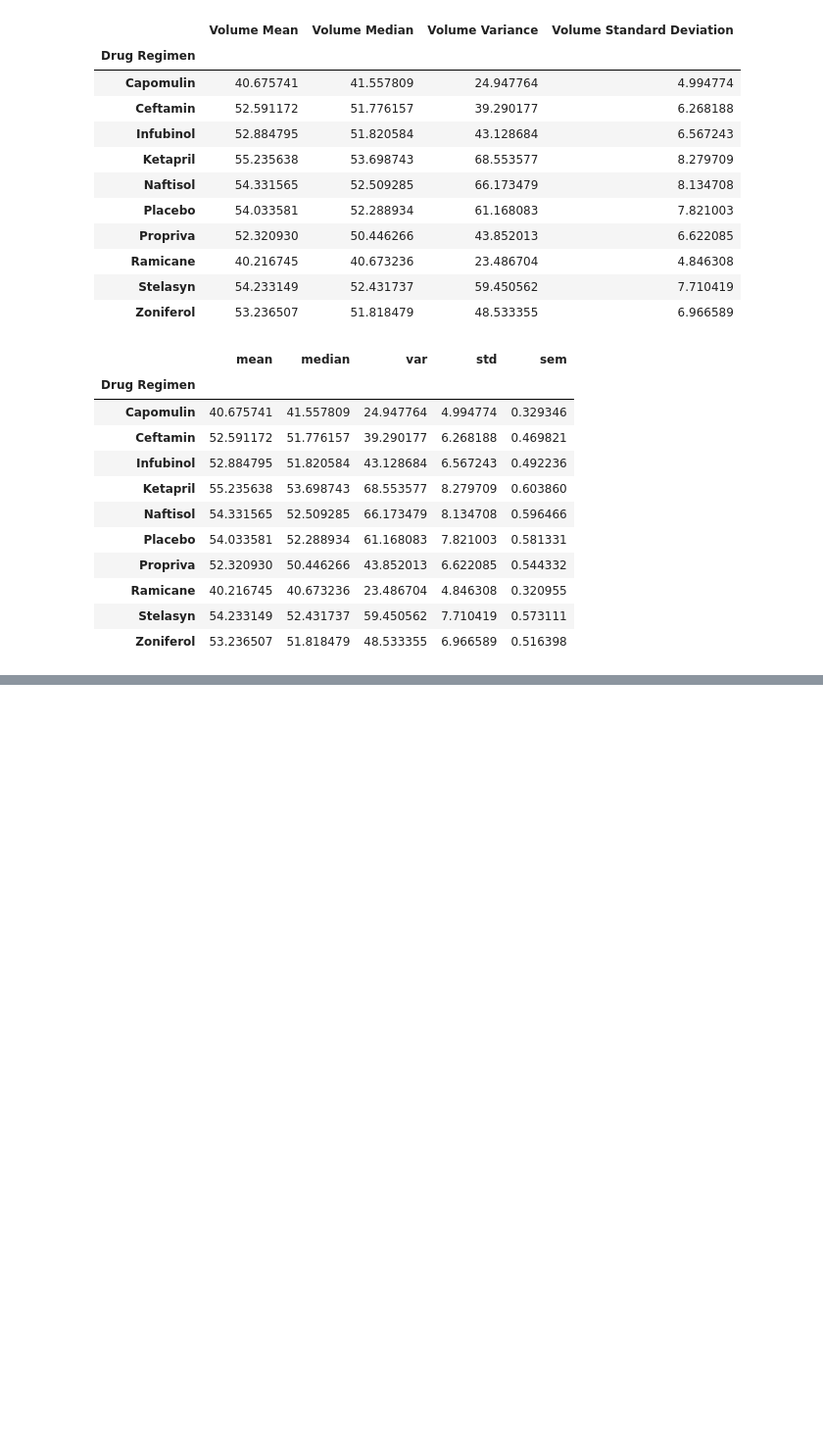
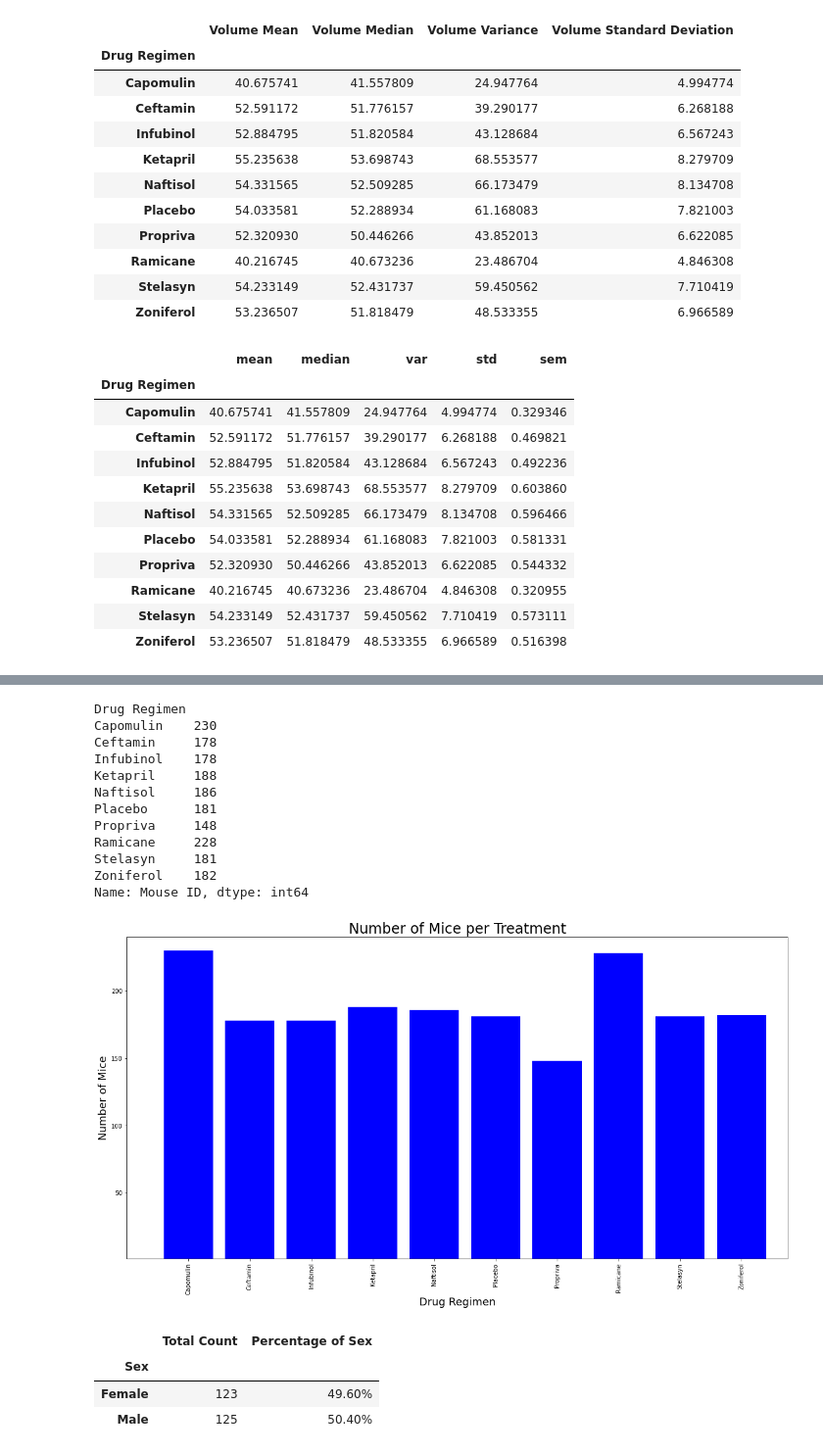
Before and after one commit to geraldwattsthethird/matplotlib-hw, a Jupyter notebook: The Power of Plots/pymaceuticals_starter.ipynb, the cells around one changed output, grey strips where cells are left out. Shown at 98% size. Cells and saved outputs as stored; diff of their text form; code cells hidden in the pictures; blank space fills up the shorter version.

```diff
--- a/The Power of Plots/pymaceuticals_starter.ipynb
+++ b/The Power of Plots/pymaceuticals_starter.ipynb
@@ -162,0 +161,59 @@ Name: Mouse ID, dtype: int64
+# %%
+# Generate a bar plot showing the total number of measurements taken on each drug regimen using pyplot.
+mice_list =(correct_df.groupby(["Drug Regimen"])["Mouse ID"].count())
+
+x_axis = np.arange(len(mice_treatment))
+fig1, ax1 = plt.subplots(figsize=(20,10))
+plt.bar(x_axis, mice_list, color='b', alpha=1, align='center')
+
+tick_location = [value for value in x_axis]
+
+plt.xticks(tick_location, ['Capomulin', 'Ceftamin', 'Infubinol', 'Ketapril', 'Naftisol', 'Placebo', 'Propriva', 'Ramicane', 'Stelasyn', 'Zoniferol'],  rotation='vertical')
+
+plt.xlim(-1, len(x_axis)-0.25)
+
+plt.ylim(1, max(mice_list)+10)
+
+plt.title("Number of Mice per Treatment",fontsize = 24)
+plt.xlabel("Drug Regimen",fontsize = 18)
+plt.ylabel("Number of Mice",fontsize = 18)
+
+mice_list
+# %% [output]
+Drug Regimen
+Capomulin    230
+Ceftamin     178
+Infubinol    178
+Ketapril     188
+Naftisol     186
+Placebo      181
+Propriva     148
+Ramicane     228
+Stelasyn     181
+Zoniferol    182
+Name: Mouse ID, dtype: int64
+[figure, added]
+# %%
+#  Group by gender and get the number to plot
+mice_gender = correct_df.groupby(["Mouse ID","Sex"])
+mice_gender
+gender_df = pd.DataFrame(mice_gender.size())
+
+# Create the dataframe with total count of Female and Male mice
+mouse_gender = pd.DataFrame(gender_df.groupby(["Sex"]).count())
+mouse_gender.columns = ["Total Count"]
+
+# create and format the percentage of female vs male
+mouse_gender["Percentage of Sex"] = (100*(mouse_gender["Total Count"]/mouse_gender["Total Count"].sum()))
+
+# format the "Percentage of Sex" column
+mouse_gender["Percentage of Sex"] = mouse_gender["Percentage of Sex"]
+
+# gender_df
+mouse_gender["Percentage of Sex"] = mouse_gender["Percentage of Sex"].map("{:.1f}%".format)
+mouse_gender
+# %% [output]
+|  | Total Count | Percentage of Sex |
+| Sex |  |  |
+| Female | 123 | 49.60% |
+| Male | 125 | 50.40% |
```
Also changed, not shown: parts of 9 cells of this notebook.
